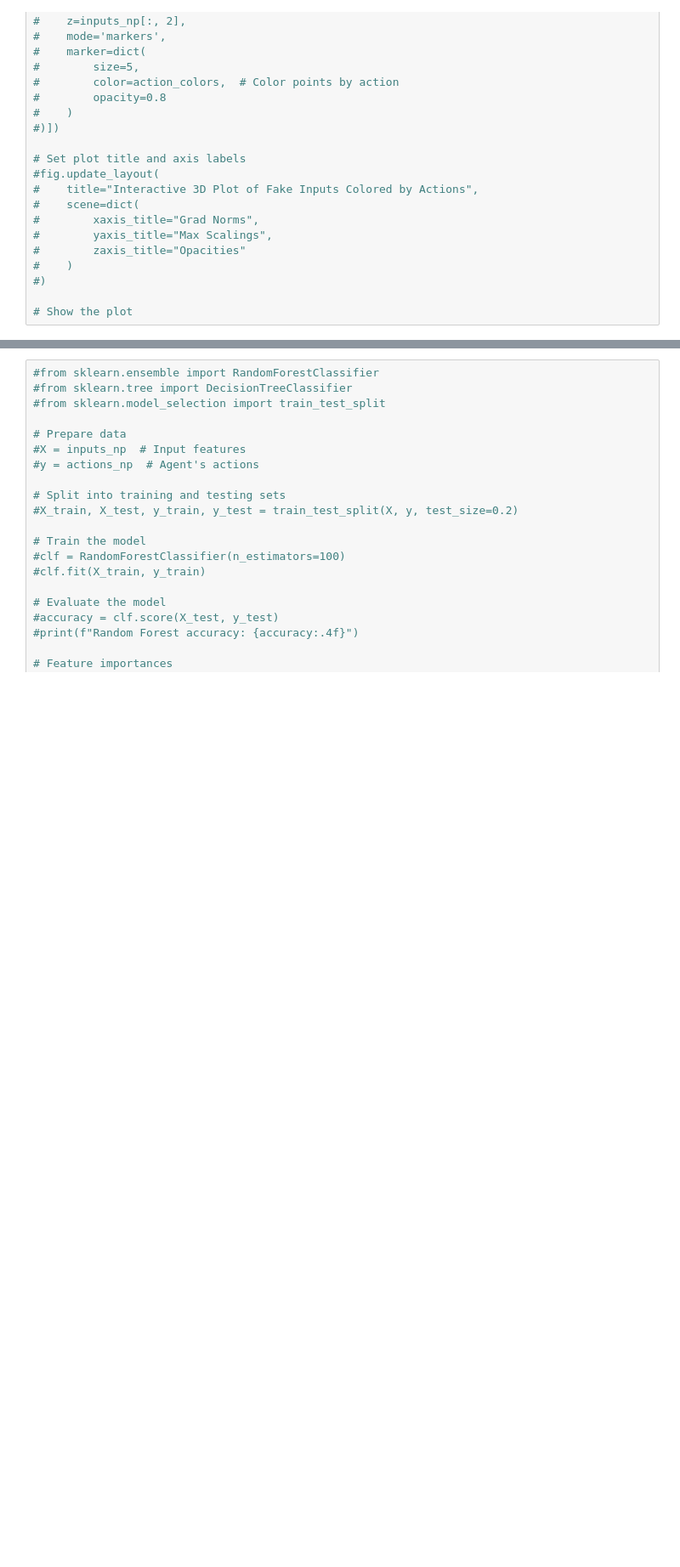
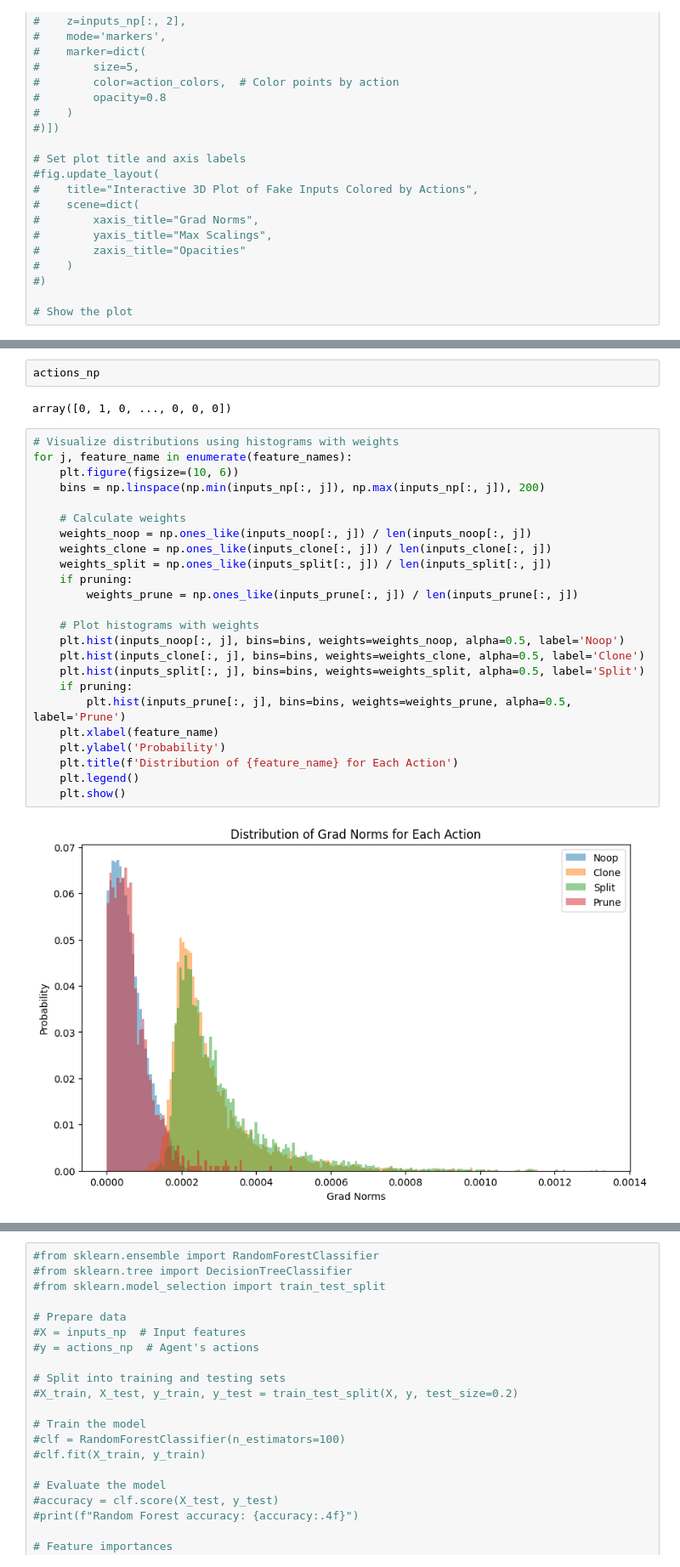
Before and after one commit to Rene1706/master_evaluation, a Jupyter notebook: evaluate_inputs copy.ipynb, the cells around one changed output, grey strips where cells are left out. Shown at 85% size. Saved outputs shown, nothing was run; the diff lists cells and outputs as text; blank space fills up the shorter version.

```diff
--- a/evaluate_inputs copy.ipynb
+++ b/evaluate_inputs copy.ipynb
@@ -413,0 +459,30 @@ t-test between 'Noop' and 'Clone' for 'Grad Norms': p-value = 0.0000e+00
+# %%
+actions_np
+# %% [output]
+array([0, 1, 0, ..., 0, 0, 0])
+# %%
+# Visualize distributions using histograms with weights
+for j, feature_name in enumerate(feature_names):
+    plt.figure(figsize=(10, 6))
+    bins = np.linspace(np.min(inputs_np[:, j]), np.max(inputs_np[:, j]), 200)
+
+    # Calculate weights
+    weights_noop = np.ones_like(inputs_noop[:, j]) / len(inputs_noop[:, j])
+    weights_clone = np.ones_like(inputs_clone[:, j]) / len(inputs_clone[:, j])
+    weights_split = np.ones_like(inputs_split[:, j]) / len(inputs_split[:, j])
+    if pruning:
+        weights_prune = np.ones_like(inputs_prune[:, j]) / len(inputs_prune[:, j])
+
+    # Plot histograms with weights
+    plt.hist(inputs_noop[:, j], bins=bins, weights=weights_noop, alpha=0.5, label='Noop')
+    plt.hist(inputs_clone[:, j], bins=bins, weights=weights_clone, alpha=0.5, label='Clone')
+    plt.hist(inputs_split[:, j], bins=bins, weights=weights_split, alpha=0.5, label='Split')
+    if pruning:
+        plt.hist(inputs_prune[:, j], bins=bins, weights=weights_prune, alpha=0.5, label='Prune')
+    plt.xlabel(feature_name)
+    plt.ylabel('Probability')
+    plt.title(f'Distribution of {feature_name} for Each Action')
+    plt.legend()
+    plt.show()
+# %% [output]
+[figure, added]
```
Also changed, not shown: parts of 14 cells of this notebook, 16 other files.
